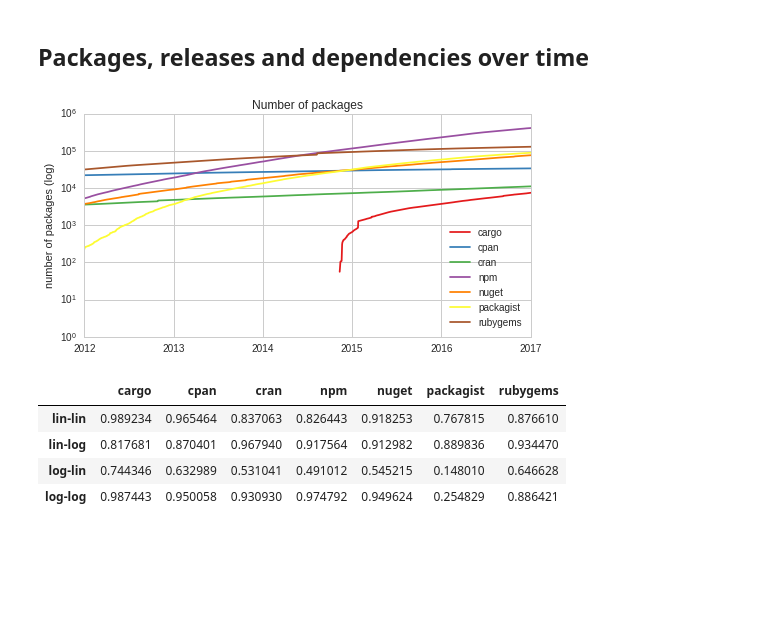
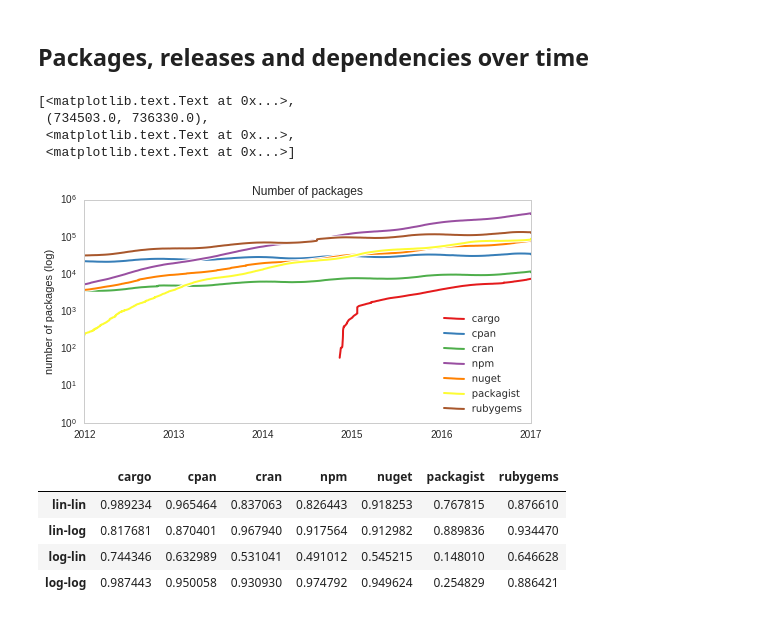
Before and after one commit to AlexandreDecan/ecos-emse, a Jupyter notebook: notebooks/Ecosystem activity.ipynb, the cells around one changed output. Saved outputs shown, nothing was run; the diff lists cells and outputs as text; code cells hidden in the pictures; blank space fills up the shorter version.

```diff
--- a/notebooks/Ecosystem activity.ipynb
+++ b/notebooks/Ecosystem activity.ipynb
@@ -103,35 +103,40 @@ for ecosystem, data in df_data.items():
 # %%
 figure, ax = matplotlib.pyplot.subplots()
 figure.set_size_inches(FIG_SIZE)
 
 data_temp = pandas.DataFrame()
 
 for ecosystem, data in df_data.items():
     # Packages
     df = (data['packages']
         .groupby('package')
         [['time']]
         .min()
         .assign(time=lambda d: d['time'].dt.date)  # Date conversion for mpl
         .assign(**{ecosystem: 1})
         .groupby('time')
         .sum()
         .sort_index()
         .cumsum()
     )
     data_temp = data_temp.join(evolution_linlog_regressions(df), how='outer')
-    df.plot(ax=ax, logy=True, color=COLORS[ecosystem])
+    with matplotlib.pyplot.xkcd():
+        df.plot(ax=ax, logy=True, color=COLORS[ecosystem])
 
 ax.set(
     xlabel='',
     ylabel='number of packages (log)',
     title='Number of packages',
     xlim=FIG_DATE_RANGE,
 )
 
-savefig(figure, 'act_number_of_packages')
+#savefig(figure, 'act_number_of_packages')
 # %% [output]
+[<matplotlib.text.Text at 0x...>,
+ (734503.0, 736330.0),
+ <matplotlib.text.Text at 0x...>,
+ <matplotlib.text.Text at 0x...>]
-[figure, old version]
+[figure, new version]
 # %%
 data_temp
 # %% [output]
```
Also changed, not shown: parts of 5 cells of this notebook, 6 other files.
